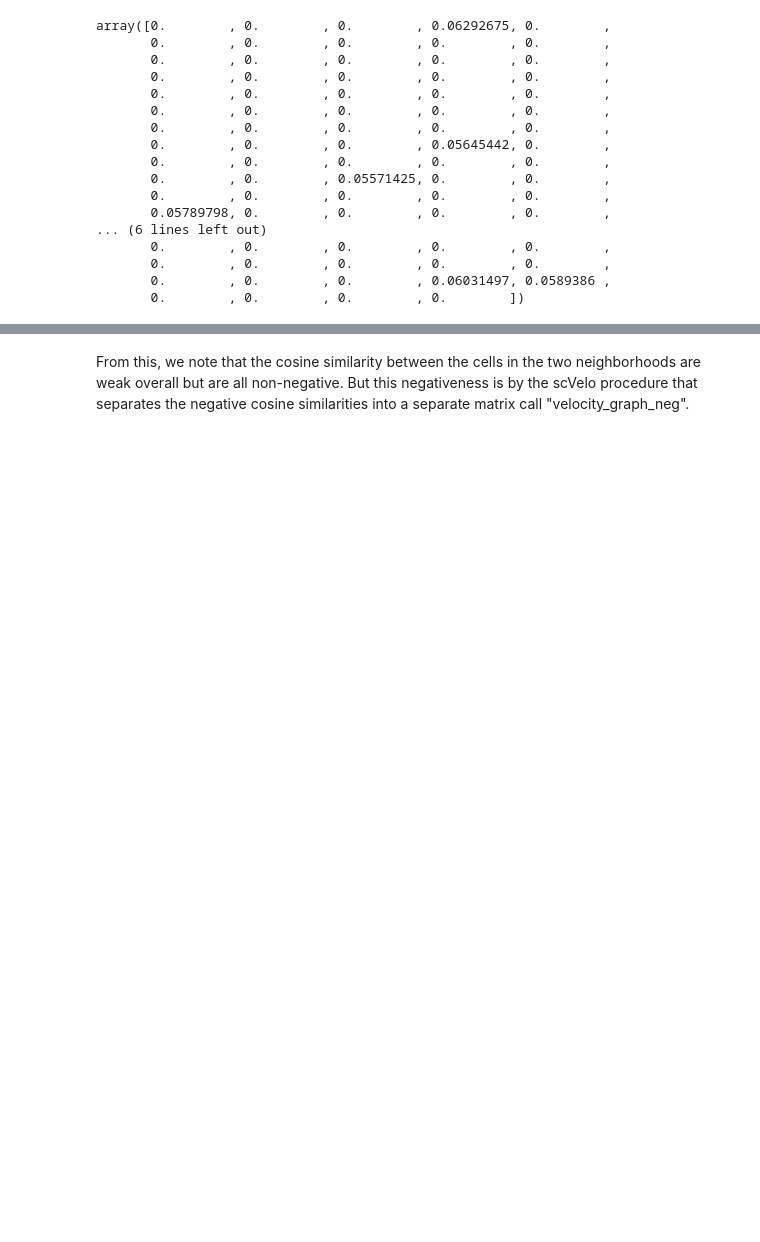
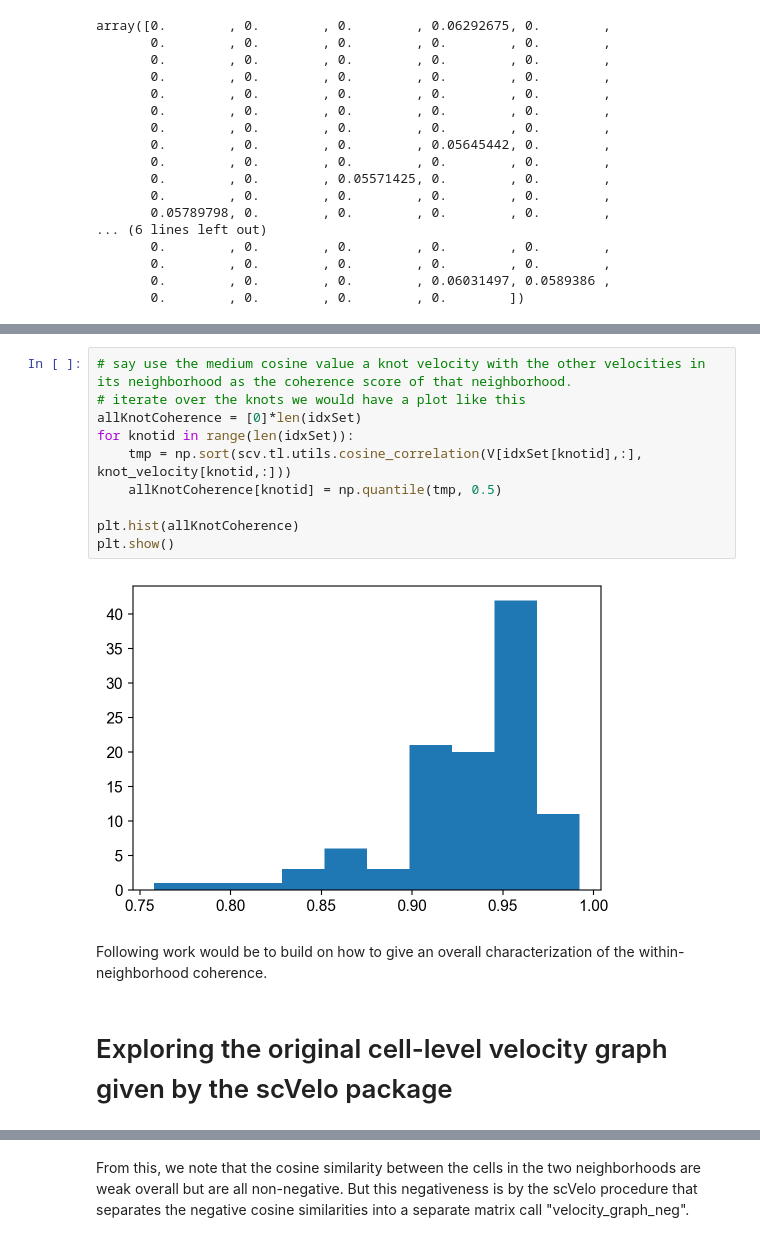
Before and after one commit to JerryBubble/scveloSkel, a Jupyter notebook: veloSkeleton_explore.ipynb, the cells around one changed output, grey strips where cells are left out. Cells and saved outputs as stored; diff of their text form; blank space fills up the shorter version.

```diff
--- a/veloSkeleton_explore.ipynb
+++ b/veloSkeleton_explore.ipynb
@@ -772,2 +920,18 @@ array([0.71615786, 0.82757675, 0.87139222, 0.90046442, 0.94059555])
+# %%
+# say use the medium cosine value a knot velocity with the other velocities in its neighborhood as the coherence score of that neighborhood.
+# iterate over the knots we would have a plot like this
+allKnotCoherence = [0]*len(idxSet)
+for knotid in range(len(idxSet)):
+    tmp = np.sort(scv.tl.utils.cosine_correlation(V[idxSet[knotid],:], knot_velocity[knotid,:]))
+    allKnotCoherence[knotid] = np.quantile(tmp, 0.5)
+
+plt.hist(allKnotCoherence)
+plt.show()
+# %% [output]
+[figure, added]
+# %% [markdown]
+Following work would be to build on how to give an overall characterization of the within-neighborhood coherence.
+# %% [markdown]
+# Exploring the original cell-level velocity graph given by the scVelo package
 # %%
 # the original velocity_graph subportion
```
Also changed, not shown: parts of 58 cells of this notebook.
